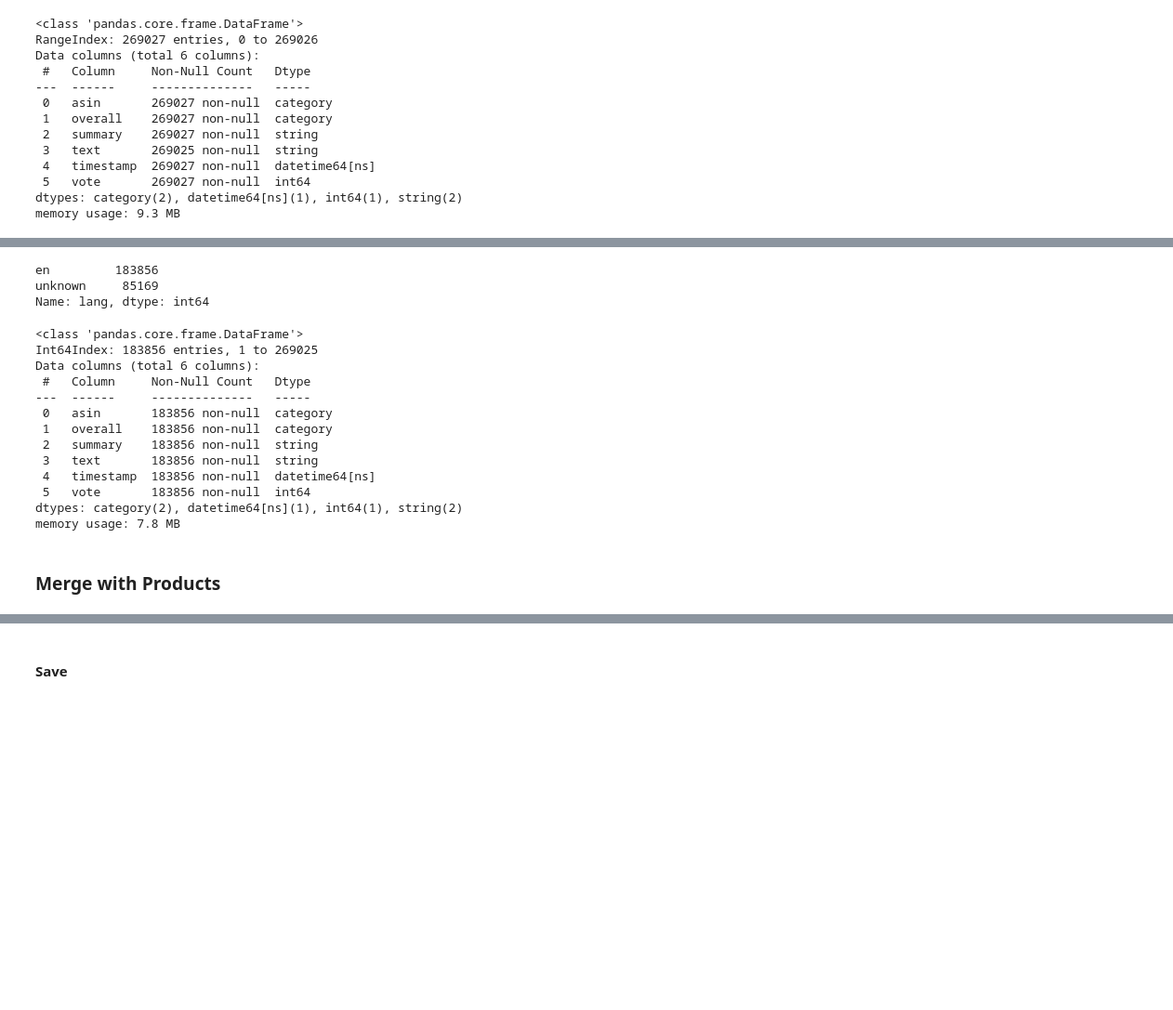
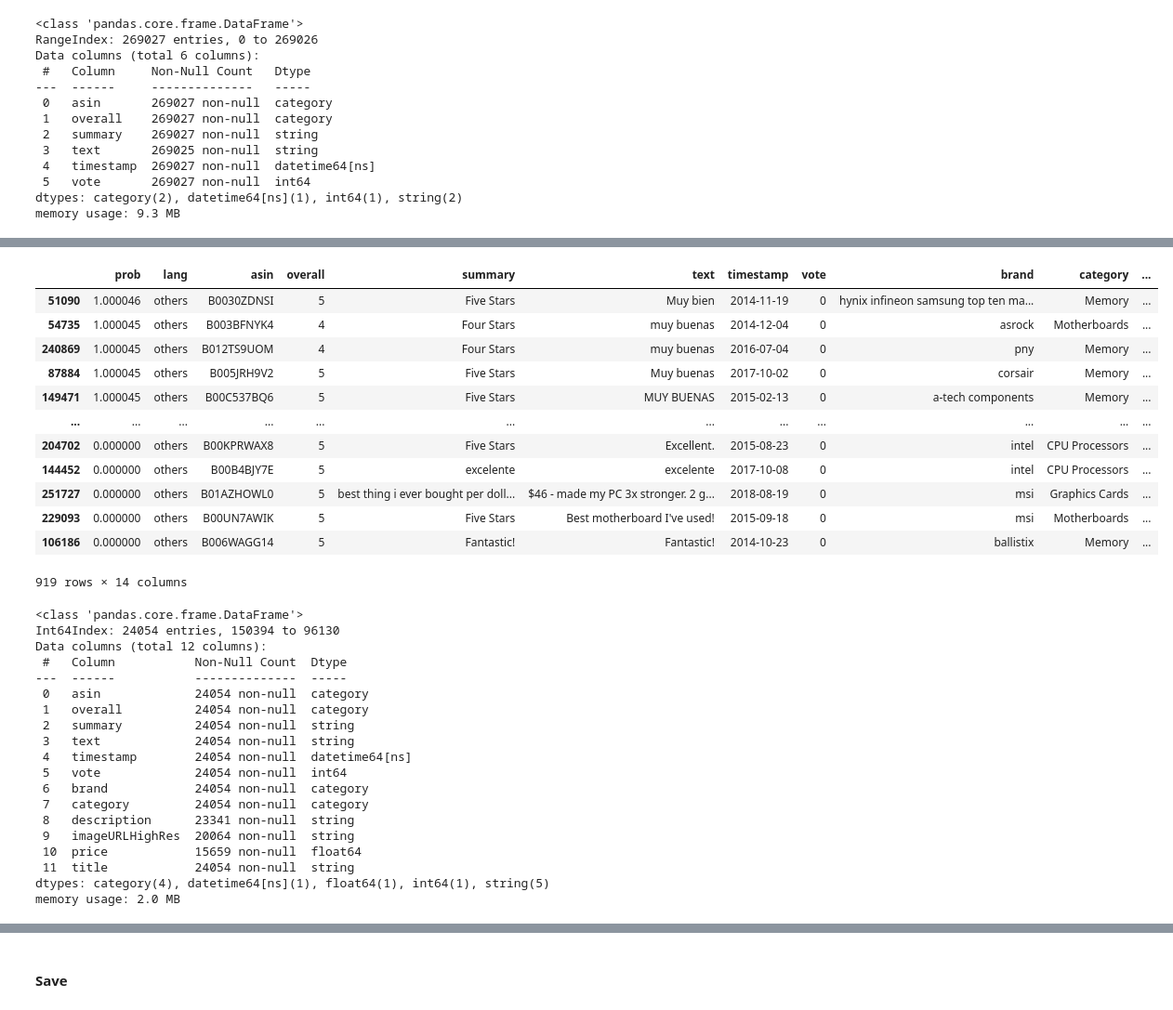
Before and after one commit to saiteki-kai/amazon-reviews, a Jupyter notebook: notebooks/01_clean.ipynb, the cells around one changed output, grey strips where cells are left out. Shown at 93% size. Drawn from its saved outputs; the diff is of its cells as text; code cells hidden in the pictures; blank space fills up the shorter version.

```diff
--- a/notebooks/01_clean.ipynb
+++ b/notebooks/01_clean.ipynb
@@ -221,3 +206,3 @@ fig.tight_layout()
 # %%
 # remove empty text
-review_df = review_df.loc[~review_df["text"].isna()]
+data_df = data_df.loc[~data_df["text"].isna()]
@@ -271,24 +217,34 @@ if not os.path.exists("/tmp/lid.176.bin"):
 model = fasttext.load_model("/tmp/lid.176.bin")
 
 langs = []
-for i, row in review_df.iterrows():
-    text = row["summary"] + ". " + row["text"].replace("\n", " ")
+probs = []
+for i, row in data_df.iterrows():
+    text = row["text"]
+
+    text = text.replace("\n", " ")
 
     text = remove_urls(text)
     text = strip_html(text)
 
     text = text.lower()
 
-    lang = model.predict(text, threshold=0.95)
+    lang = model.predict(text, threshold=0.65)
 
     if len(lang[0]) > 0:
+        prob = lang[1][0]
         lang = lang[0][0].replace("__label__", "")
 
         if lang != "en":
-            lang = "unknown"
+            lang = "others"
 
         langs.append(lang)
+        probs.append(prob)
     else:
-        langs.append("unknown")
+        langs.append("others")
+        probs.append(0)
 
-review_df["lang"] = langs
+
+data_df.insert(loc=0, column="lang", value=langs)
+data_df.insert(loc=0, column="prob", value=probs)
+
+data_df["lang"].value_counts()
@@ -295,8 +256,18 @@ review_df["lang"] = langs
-# %%
-review_df["lang"].value_counts()
-# %% [output]
-en         183856
-unknown     85169
-Name: lang, dtype: int64
+# %%
+data_df[data_df["lang"] == "others"].sort_values("prob", ascending=False)
+# %% [output]
+|  | prob | lang | asin | overall | summary | text | timestamp | vote | brand | category | ... |
+| 51090 | 1.000046 | others | B0030ZDNSI | 5 | Five Stars | Muy bien | 2014-11-19 | 0 | hynix infineon samsung top ten ma... | Memory | ... |
+| 54735 | 1.000045 | others | B003BFNYK4 | 4 | Four Stars | muy buenas | 2014-12-04 | 0 | asrock | Motherboards | ... |
+| 240869 | 1.000045 | others | B012TS9UOM | 4 | Four Stars | muy buenas | 2016-07-04 | 0 | pny | Memory | ... |
+| 87884 | 1.000045 | others | B005JRH9V2 | 5 | Five Stars | Muy buenas | 2017-10-02 | 0 | corsair | Memory | ... |
+| 149471 | 1.000045 | others | B00C537BQ6 | 5 | Five Stars | MUY BUENAS | 2015-02-13 | 0 | a-tech components | Memory | ... |
+| ... | ... | ... | ... | ... | ... | ... | ... | ... | ... | ... | ... |
+| 204702 | 0.000000 | others | B00KPRWAX8 | 5 | Five Stars | Excellent. | 2015-08-23 | 0 | intel | CPU Processors | ... |
+| 144452 | 0.000000 | others | B00B4BJY7E | 5 | excelente | excelente | 2017-10-08 | 0 | intel | CPU Processors | ... |
+| 251727 | 0.000000 | others | B01AZHOWL0 | 5 | best thing i ever bought per doll... | $46 - made my PC 3x stronger. 2 g... | 2018-08-19 | 0 | msi | Graphics Cards | ... |
+| 229093 | 0.000000 | others | B00UN7AWIK | 5 | Five Stars | Best motherboard I've used! | 2015-09-18 | 0 | msi | Motherboards | ... |
+| 106186 | 0.000000 | others | B006WAGG14 | 5 | Fantastic! | Fantastic! | 2014-10-23 | 0 | ballistix | Memory | ... |
+919 rows × 14 columns
 # %%
 # keep only english reviews
@@ -305,18 +276,22 @@ review_df.drop(columns=["lang"], axis=1, inplace=True)
 # %%
-review_df.info()
+data_df.info()
 # %% [output]
 <class 'pandas.core.frame.DataFrame'>
-Int64Index: 183856 entries, 1 to 269025
-Data columns (total 6 columns):
- #   Column     Non-Null Count   Dtype
----  ------     --------------   -----
- 0   asin       183856 non-null  category
- 1   overall    183856 non-null  category
- 2   summary    183856 non-null  string
- 3   text       183856 non-null  string
- 4   timestamp  183856 non-null  datetime64[ns]
- 5   vote       183856 non-null  int64
-dtypes: category(2), datetime64[ns](1), int64(1), string(2)
-memory usage: 7.8 MB
+Int64Index: 24054 entries, 150394 to 96130
+Data columns (total 12 columns):
+ #   Column           Non-Null Count  Dtype
+---  ------           --------------  -----
+ 0   asin             24054 non-null  category
+ 1   overall          24054 non-null  category
+ 2   summary          24054 non-null  string
+ 3   text             24054 non-null  string
+ 4   timestamp        24054 non-null  datetime64[ns]
+ 5   vote             24054 non-null  int64
+ 6   brand            24054 non-null  category
+ 7   category         24054 non-null  category
+ 8   description      23341 non-null  string
+ 9   imageURLHighRes  20064 non-null  string
+ 10  price            15659 non-null  float64
+ 11  title            24054 non-null  string
+dtypes: category(4), datetime64[ns](1), float64(1), int64(1), string(5)
+memory usage: 2.0 MB
-# %% [markdown]
-### Merge with Products
```
Also changed, not shown: parts of 25 cells of this notebook.
